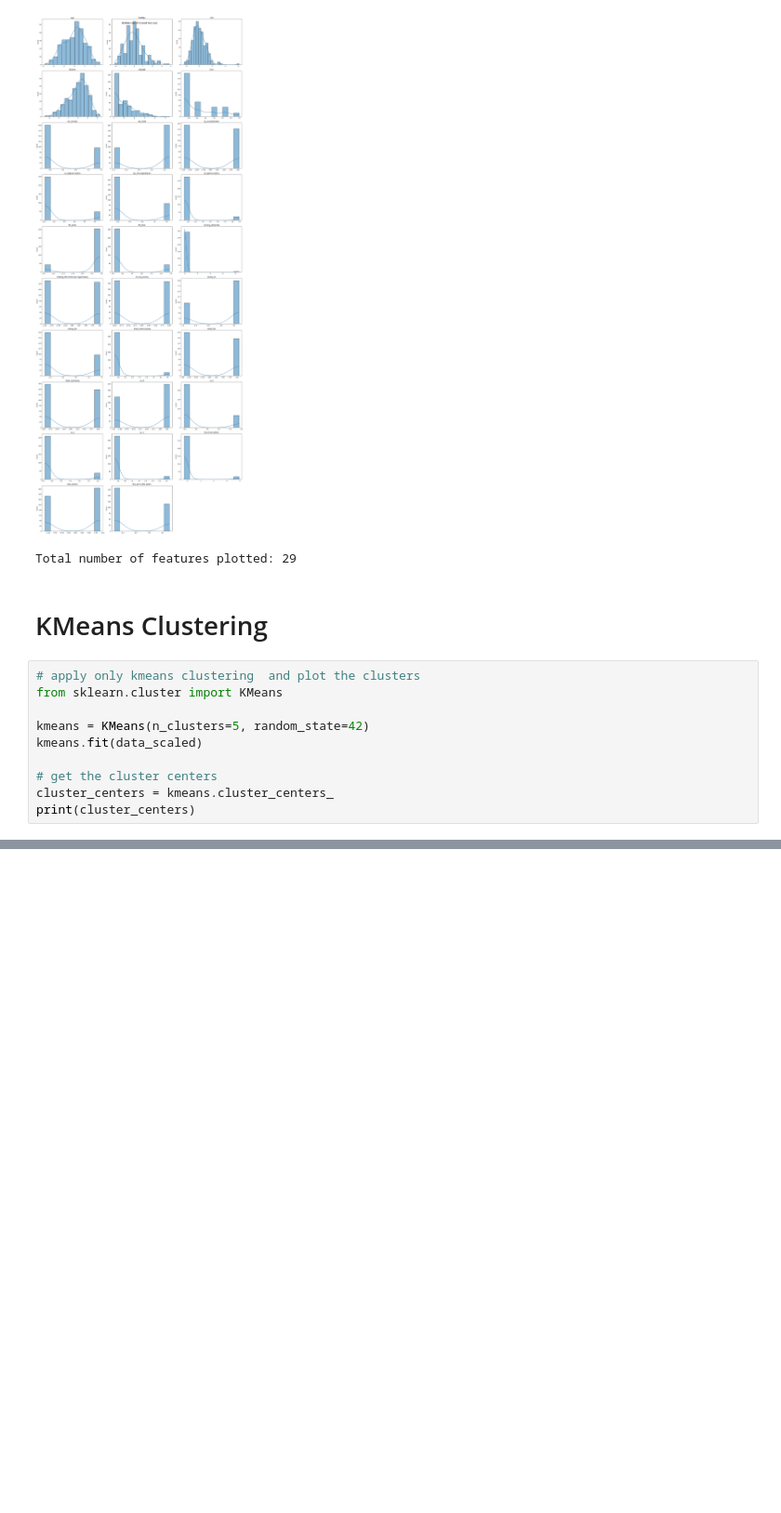
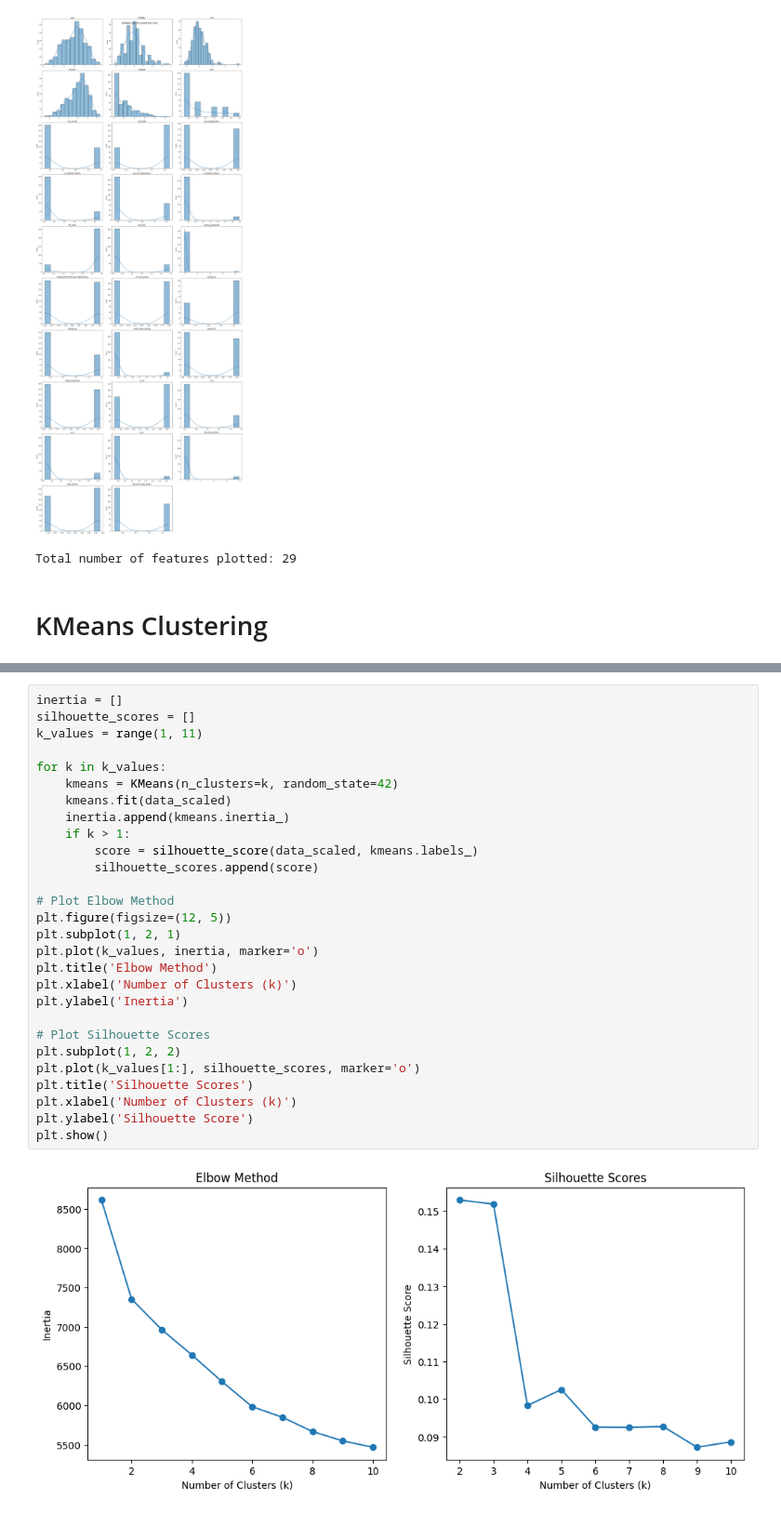
Before and after one commit to kayc0des/clustering_formative, a Jupyter notebook: clustering_formative.ipynb, the cells around one changed output, grey strips where cells are left out. Shown at 93% size. Saved outputs shown, nothing was run; the diff lists cells and outputs as text; blank space fills up the shorter version.

```diff
--- a/clustering_formative.ipynb
+++ b/clustering_formative.ipynb
@@ -257,13 +252,3 @@ print(f"Total number of features plotted: {n_features}")
 Total number of features plotted: 29
 # %% [markdown]
 # KMeans Clustering
-# %%
-# apply only kmeans clustering  and plot the clusters
-from sklearn.cluster import KMeans
-
-kmeans = KMeans(n_clusters=5, random_state=42)
-kmeans.fit(data_scaled)
-
-# get the cluster centers
-cluster_centers = kmeans.cluster_centers_
-print(cluster_centers)
@@ -289,0 +264,30 @@ print(cluster_centers)
+# %%
+inertia = []
+silhouette_scores = []
+k_values = range(1, 11)
+
+for k in k_values:
+    kmeans = KMeans(n_clusters=k, random_state=42)
+    kmeans.fit(data_scaled)
+    inertia.append(kmeans.inertia_)
+    if k > 1:
+        score = silhouette_score(data_scaled, kmeans.labels_)
+        silhouette_scores.append(score)
+
+# Plot Elbow Method
+plt.figure(figsize=(12, 5))
+plt.subplot(1, 2, 1)
+plt.plot(k_values, inertia, marker='o')
+plt.title('Elbow Method')
+plt.xlabel('Number of Clusters (k)')
+plt.ylabel('Inertia')
+
+# Plot Silhouette Scores
+plt.subplot(1, 2, 2)
+plt.plot(k_values[1:], silhouette_scores, marker='o')
+plt.title('Silhouette Scores')
+plt.xlabel('Number of Clusters (k)')
+plt.ylabel('Silhouette Score')
+plt.show()
+# %% [output]
+[figure, added]
```
Also changed, not shown: parts of 15 cells of this notebook, 2 other files.
